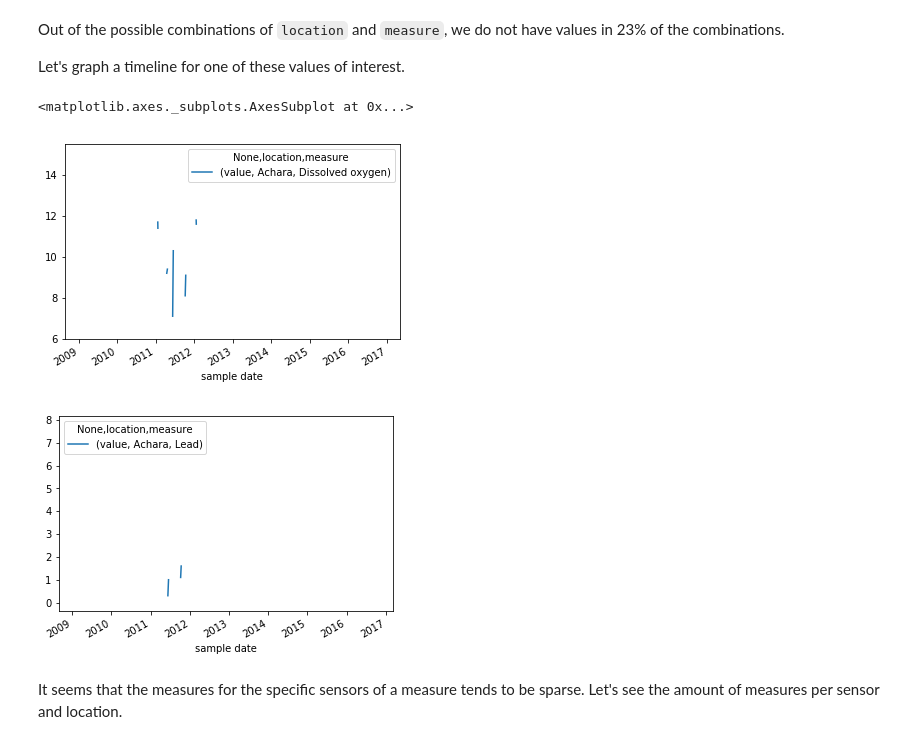
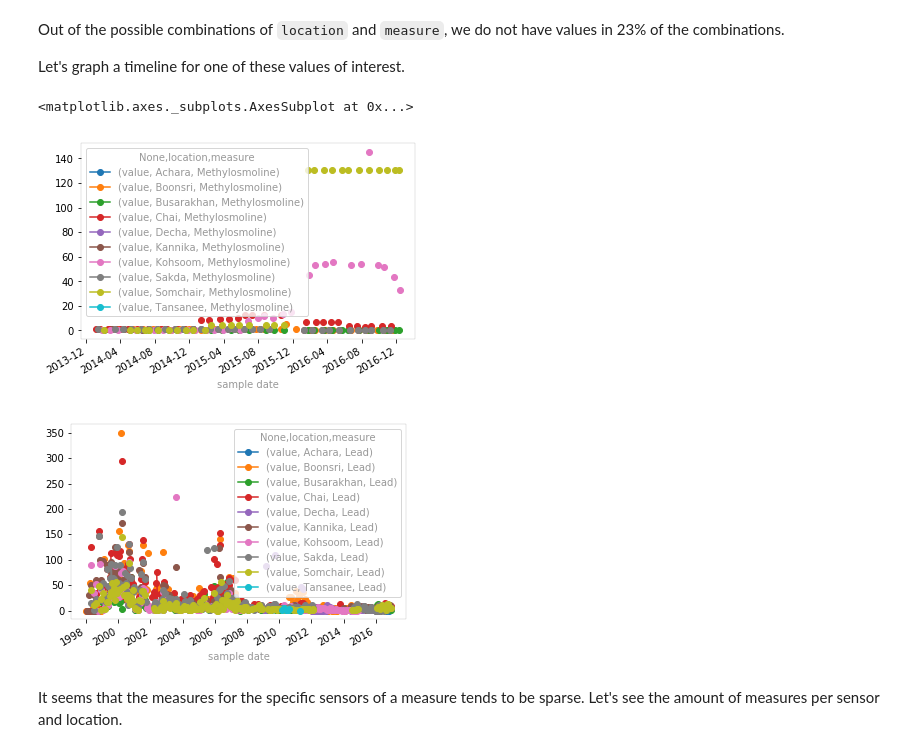
Before and after one commit to jsuarezb/infovis-vast-challenge-2, a Jupyter notebook: Untitled.ipynb, the cells around one changed output. Saved outputs shown, nothing was run; the diff lists cells and outputs as text; code cells hidden in the pictures.

```diff
--- a/Untitled.ipynb
+++ b/Untitled.ipynb
@@ -1 +1,18 @@
+# %%
+import pandas as pd
+import numpy as np
+import matplotlib
+import matplotlib.pyplot as plt
+import matplotlib.ticker as ticker
+
+from matplotlib import rcParams
+
+DEFAULT_TEXT_COLOR = '#999999'
+DEFAULT_LABEL_WEIGHT = 'light'
+
+rcParams['text.color'] = DEFAULT_TEXT_COLOR
+rcParams['font.weight'] = DEFAULT_LABEL_WEIGHT
+rcParams['axes.linewidth'] = 0.1
+rcParams['axes.labelweight'] = DEFAULT_LABEL_WEIGHT
+rcParams['axes.labelcolor'] = DEFAULT_TEXT_COLOR
 # %%
@@ -33,7 +46,7 @@ As we can see, there are no repeated values or same measures referred with multi
 nested_readings = readings.drop('id', axis=1)\
     .sort_values(by=['sample date', 'measure', 'location'])\
     .groupby(['sample date', 'location', 'measure'])\
-    .first()\
+    .sum()\
     .unstack(level=1)\
     .unstack(level=1)
 
@@ -77,12 +90,12 @@ Out of the possible combinations of `location` and `measure`, we do not have val
 
 Let's graph a timeline for one of these values of interest.
 # %%
-nested_readings.loc[:, pd.IndexSlice[:, 'Achara', 'Dissolved oxygen']].plot()
-nested_readings.loc[:, pd.IndexSlice[:, 'Achara', 'Lead']].plot()
+nested_readings.loc[:, pd.IndexSlice[:, :, 'Methylosmoline']].plot(marker='o')
+nested_readings.loc[:, pd.IndexSlice[:, :, 'Lead']].plot(marker='o')
 # %% [output]
 <matplotlib.axes._subplots.AxesSubplot at 0x...>
-[figure, old version]
+[figure, new version]
-[figure, old version]
+[figure, new version]
 # %% [markdown]
 It seems that the measures for the specific sensors of a measure tends to be sparse. Let's see the amount of measures per sensor and location.
 # %%
```
Also changed, not shown: parts of 24 cells of this notebook.
